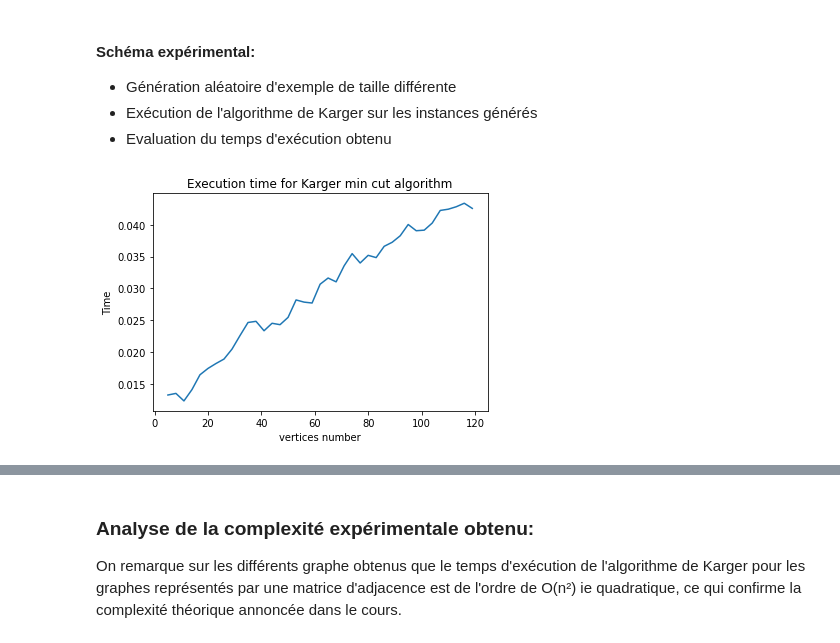
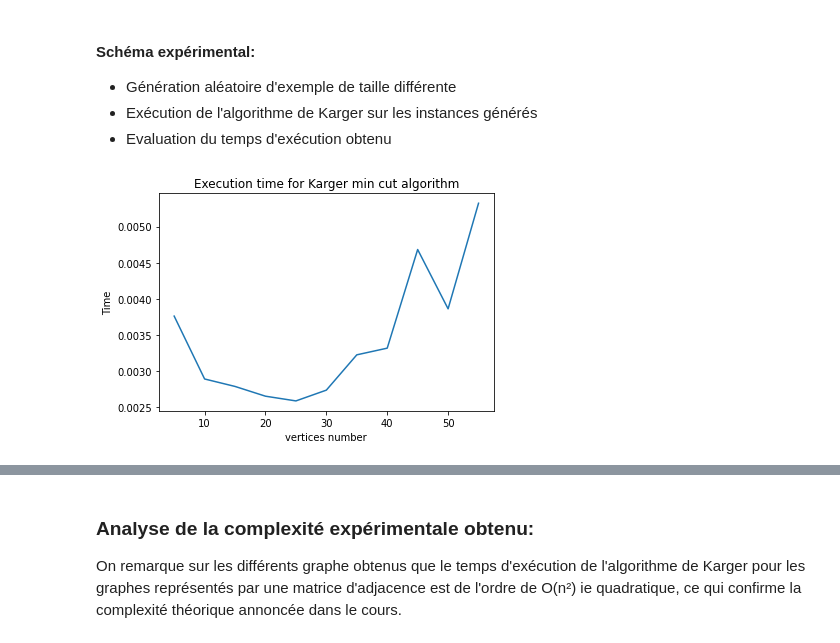
Before and after one commit to samynhl/Projet-COMPLEX, a Jupyter notebook: TME PROJET.ipynb, the cells around one changed output, grey strips where cells are left out. Drawn from its saved outputs; the diff is of its cells as text; code cells hidden in the pictures.

```diff
--- a/TME PROJET.ipynb
+++ b/TME PROJET.ipynb
@@ -97,6 +97,3 @@ def create_graph(n_vertex,ty = "random"):
         return
 
     return M.astype(int)
-# %%
-G = create_graph(8,ty="random")
-G
@@ -223,5 +213,5 @@ def arrete_choice(M, sum_lines) :
 # %%
-def Karger(M, verbose= False, len_cut = True) :
+def Karger(M, verbose= False, card = True) :
     # Show the resulting list
     def print_fusion(fusion):
         for i in range(len(fusion)):
@@ -247,9 +237,10 @@ def Karger(M, verbose= False, len_cut = True) :
         # An inner loop to avoid choosing an edge that has
         # a negative value in the adjacency matrix
         # This is taking a lot of time when the matrix is high dimensional
+        if sum(sum_lines)==0:
+            break
         while True :
             val,i,j = arrete_choice(A, sum_lines)
-            # print(val, i,j)
             if val>0:
                 break
         # realises a contraction on the edge (i,j)
@@ -284,11 +275,13 @@ def Karger(M, verbose= False, len_cut = True) :
         if len(fusion[i])>0:
             S.append(fusion[i])
 
-    coupure = A[A>0][0]
+    try:
+        len_cut = A[A>0][0]
+    except:
+        len_cut = 0
 
-
-    if len_cut:
-        return S[0], coupure
+    if card:
+        return S[0], len_cut
     return S[0]
 # %%
 S, cut = Karger(M)
@@ -427,31 +451,31 @@ def scale_applying(x,y):
 # %%
 # Cas de graphe complet à n sommets
 
 exec_times = []
-for n in range(4, 120, 3):
+for n in range(5, 60, 5):
     t = 0
-    for it in range(400):
+    for it in range(100):
         G = create_graph(n, ty="complete")
         tic = time.time()
         _,_ = Karger(G)
         tac = time.time()
         t+= (tac-tic)
     exec_times.append(t/n)
 
 # Plot the execution time
-x_c = np.arange(5,120,3)
+x_c = np.arange(5,60,5)
 y_c = np.array(exec_times)
 
 plt.plot(x_c,y_c)
 # Add titles and labels
 plt.title('Execution time for Karger min cut algorithm')
 plt.xlabel('vertices number')
 plt.ylabel('Time')
 
 # Show the figure
 plt.show()
 # %% [output]
-[figure, old version]
+[figure, new version]
 # %%
 scale_applying(x_c,y_c)
 # %% [output]
```
Also changed, not shown: parts of 42 cells of this notebook, 3 other files.
